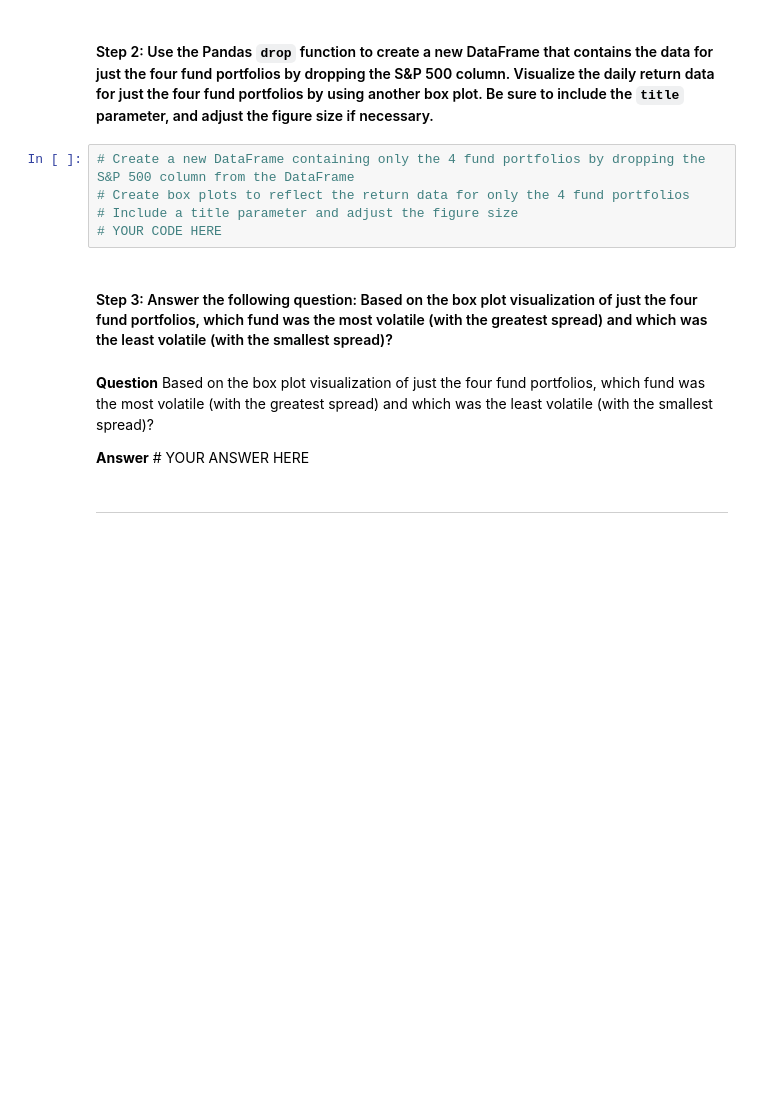
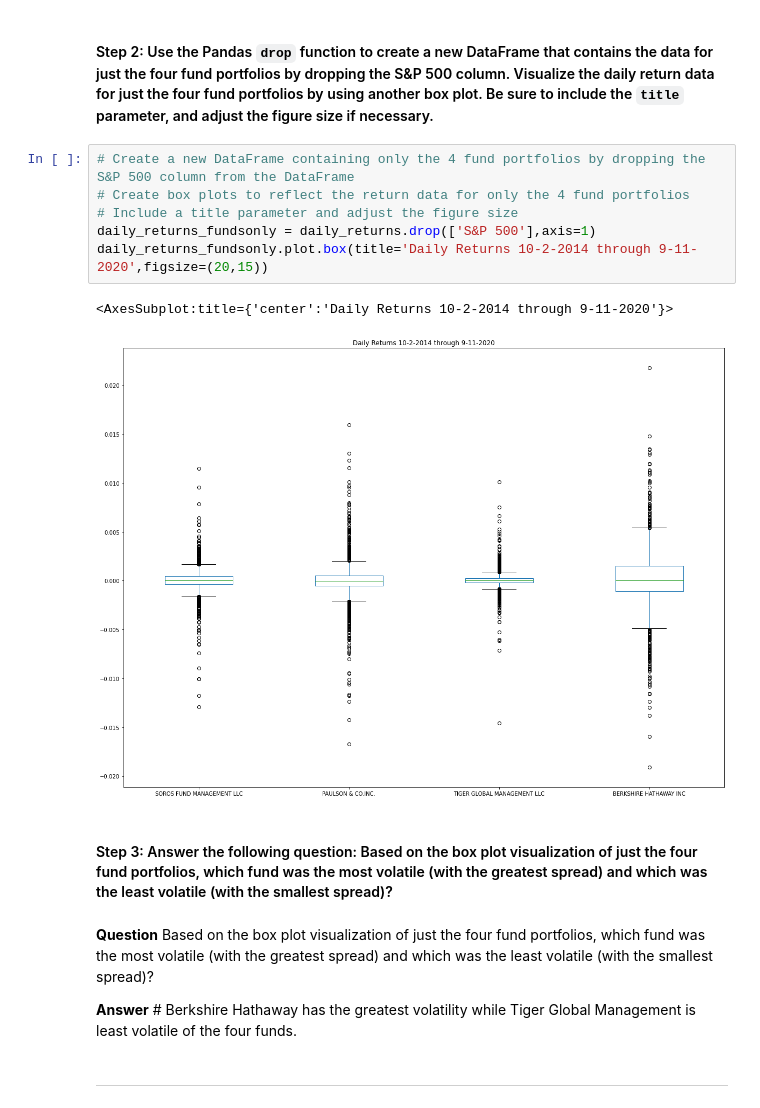
Before and after one commit to Hderek22/Module_4, a Jupyter notebook: module_4/risk_return_analysis.ipynb, the cells around one changed output. Drawn from its saved outputs; the diff is of its cells as text; blank space fills up the shorter version.

```diff
--- a/module_4/risk_return_analysis.ipynb
+++ b/module_4/risk_return_analysis.ipynb
@@ -201,14 +204,18 @@ Analyze the volatility of each of the four fund portfolios and of the S&P 500 In
 # %%
 # Create a new DataFrame containing only the 4 fund portfolios by dropping the S&P 500 column from the DataFrame
 # Create box plots to reflect the return data for only the 4 fund portfolios
 # Include a title parameter and adjust the figure size
-# YOUR CODE HERE
+daily_returns_fundsonly = daily_returns.drop(['S&P 500'],axis=1)
+daily_returns_fundsonly.plot.box(title='Daily Returns 10-2-2014 through 9-11-2020',figsize=(20,15))
+# %% [output]
+<AxesSubplot:title={'center':'Daily Returns 10-2-2014 through 9-11-2020'}>
+[figure, added]
 # %% [markdown]
 #### Step 3: Answer the following question: Based on the box plot visualization of just the four fund portfolios, which fund was the most volatile (with the greatest spread) and which was the least volatile (with the smallest spread)?
 # %% [markdown]
 **Question** Based on the box plot visualization of just the four fund portfolios, which fund was the most volatile (with the greatest spread) and which was the least volatile (with the smallest spread)?
 
-**Answer** # YOUR ANSWER HERE
+**Answer** # Berkshire Hathaway has the greatest volatility while Tiger Global Management is least volatile of the four funds.
 # %% [markdown]
 ---
 # %% [markdown]
```
Also changed, not shown: parts of 23 cells of this notebook.
